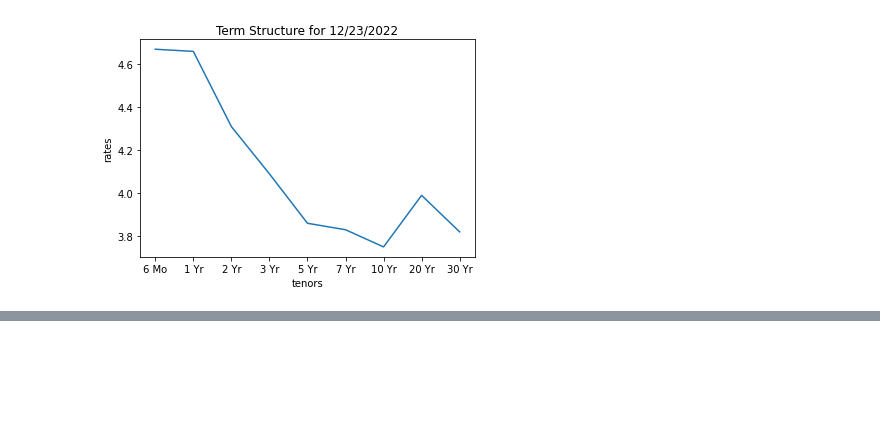
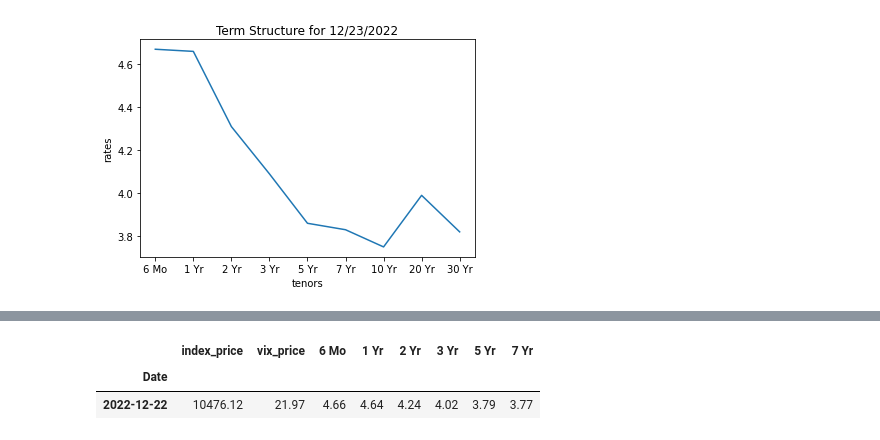
Before and after one commit to AMAYadav/PROJECTS-, a Jupyter notebook: market_risk_02_methods.ipynb, the cells around one changed output, grey strips where cells are left out. Saved outputs shown, nothing was run; the diff lists cells and outputs as text; code cells hidden in the pictures; blank space fills up the shorter version.

```diff
--- a/market_risk_02_methods.ipynb
+++ b/market_risk_02_methods.ipynb
@@ -55,0 +83,6 @@ fig=sns.lineplot(x=['6 Mo', '1 Yr', '2 Yr', '3 Yr', '5 Yr', '7 Yr', '10 Yr', '20
+# %%
+vix=yf.download('^VIX',start=df.index[0],end=df.index[-1],progress=False)[['Adj Close']].round(2)
+vix.rename(columns={'Adj Close': 'vix_price'}, inplace=True)
+vix_returns=np.log(vix/vix.shift(1))
+vix_returns.rename(columns={'Adj Close': 'vix_returns'}, inplace=True)
+vix_returns
@@ -55,0 +104,6 @@ fig=sns.lineplot(x=['6 Mo', '1 Yr', '2 Yr', '3 Yr', '5 Yr', '7 Yr', '10 Yr', '20
+# %%
+nasdaq=yf.download('^IXIC',start=df.index[0],end=df.index[-1],progress=False)[['Adj Close']].round(2)
+nasdaq.rename(columns={'Adj Close': 'index_price'}, inplace=True)
+nasdaq_returns=np.log(nasdaq/nasdaq.shift(1))
+nasdaq_returns.rename(columns={'Adj Close': 'index_returns'}, inplace=True)
+nasdaq_returns
@@ -55,0 +125,8 @@ fig=sns.lineplot(x=['6 Mo', '1 Yr', '2 Yr', '3 Yr', '5 Yr', '7 Yr', '10 Yr', '20
+# %%
+final=pd.merge(nasdaq,vix,on='Date').merge(df,how='left',on='Date').dropna()
+last_traded_price=final.iloc[[-1]]
+last_traded_price
+# %% [output]
+|  | index_price | vix_price | 6 Mo | 1 Yr | 2 Yr | 3 Yr | 5 Yr | 7 Yr |
+| Date |  |  |  |  |  |  |  |  |
+| 2022-12-22 | 10476.12 | 21.97 | 4.66 | 4.64 | 4.24 | 4.02 | 3.79 | 3.77 |
```
Also changed, not shown: parts of 9 cells of this notebook.
